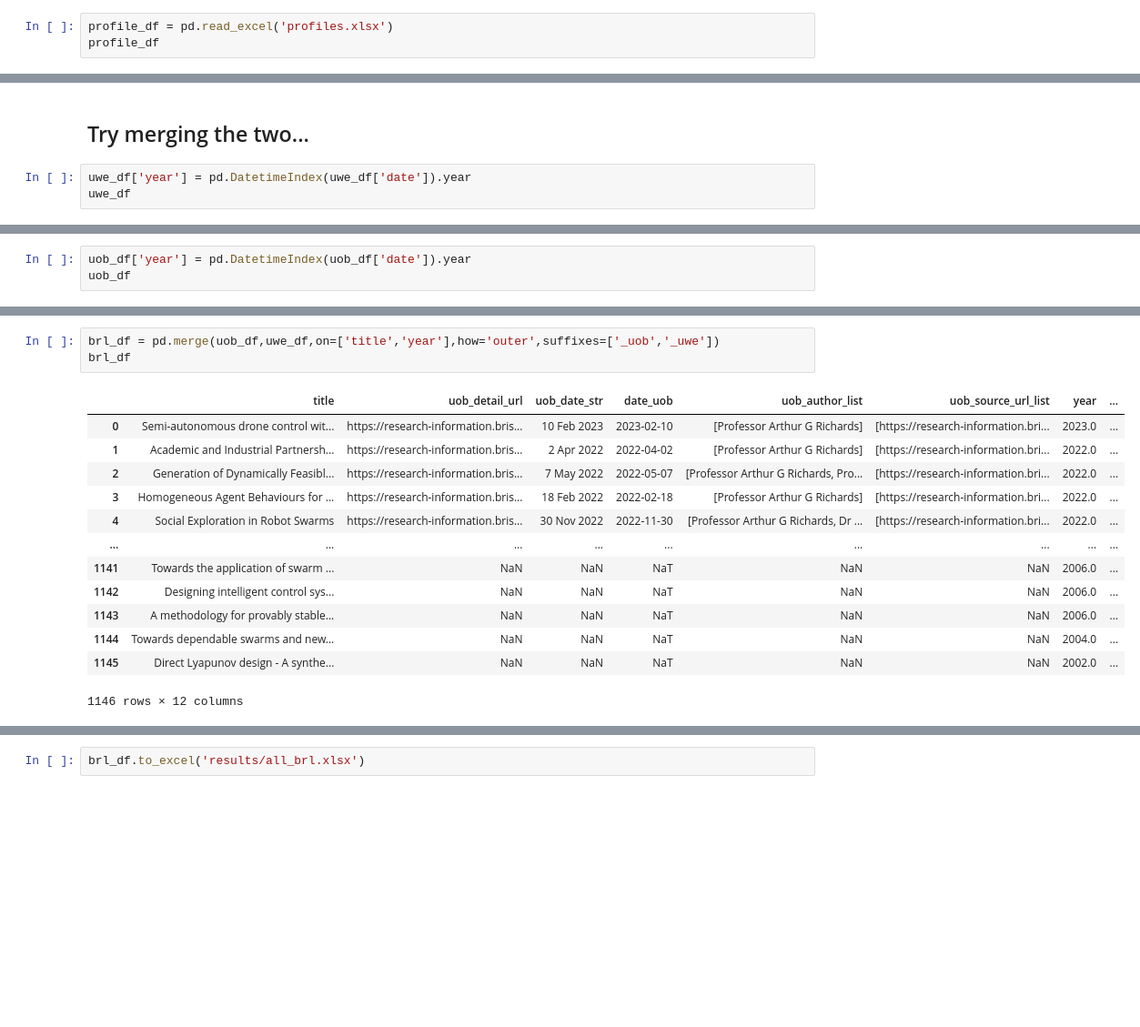
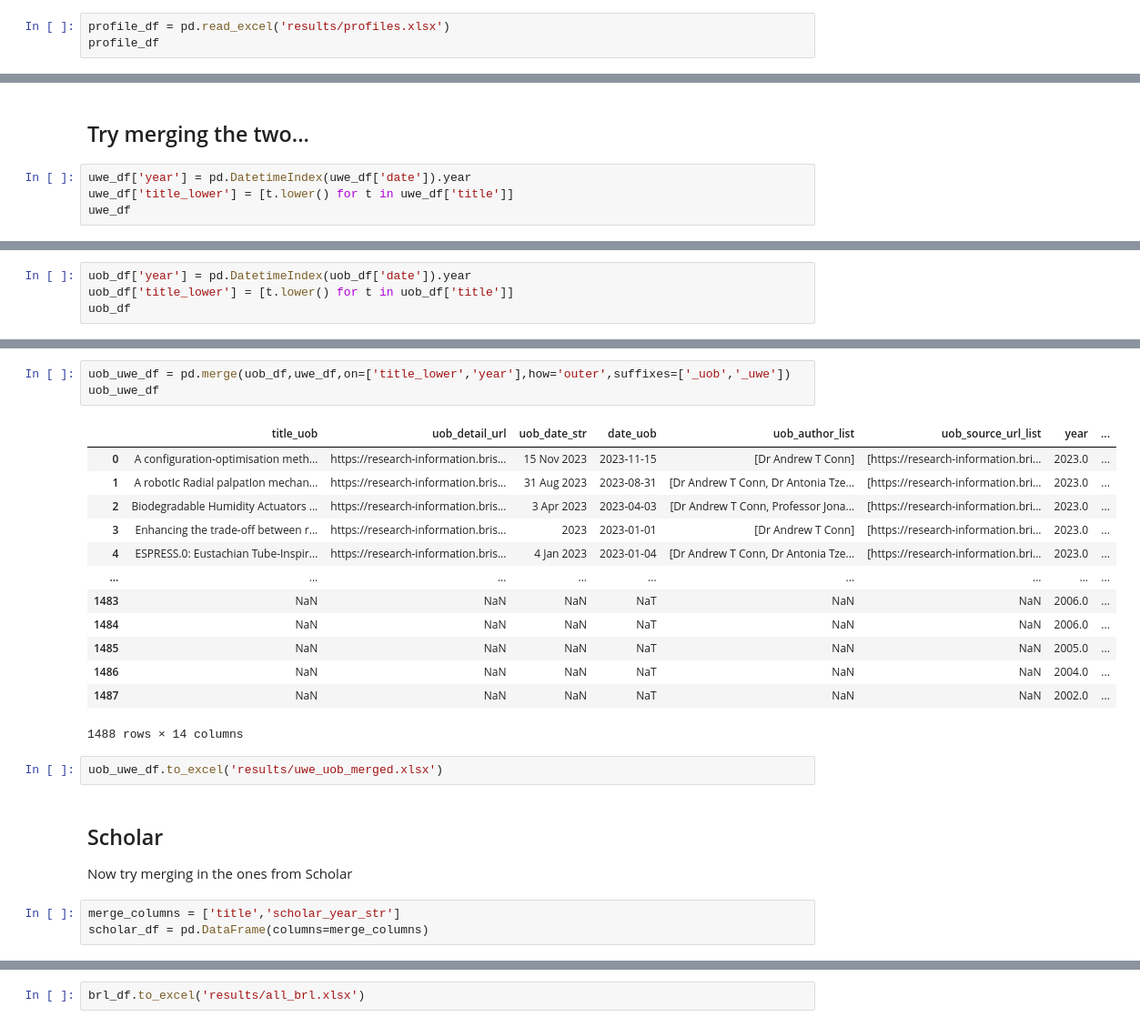
Before and after one commit to arthurrichards77/publication_scraping, a Jupyter notebook: merge_database.ipynb, the cells around one changed output, grey strips where cells are left out. Shown at 91% size. Drawn from its saved outputs; the diff is of its cells as text; blank space fills up the shorter version.

```diff
--- a/merge_database.ipynb
+++ b/merge_database.ipynb
@@ -1,6 +5,6 @@
 # %%
 import pandas as pd
 # %%
-profile_df = pd.read_excel('profiles.xlsx')
+profile_df = pd.read_excel('results/profiles.xlsx')
 profile_df
 # %% [output]
@@ -158,5 +174,6 @@ uwe_df.to_excel('results/all_uwe.xlsx')
 ## Try merging the two...
 # %%
 uwe_df['year'] = pd.DatetimeIndex(uwe_df['date']).year
+uwe_df['title_lower'] = [t.lower() for t in uwe_df['title']]
 uwe_df
 # %% [output]
@@ -176,4 +193,5 @@ uwe_df
 # %%
 uob_df['year'] = pd.DatetimeIndex(uob_df['date']).year
+uob_df['title_lower'] = [t.lower() for t in uob_df['title']]
 uob_df
 # %% [output]
@@ -193,17 +211,26 @@ uob_df
 # %%
-brl_df = pd.merge(uob_df,uwe_df,on=['title','year'],how='outer',suffixes=['_uob','_uwe'])
-brl_df
+uob_uwe_df = pd.merge(uob_df,uwe_df,on=['title_lower','year'],how='outer',suffixes=['_uob','_uwe'])
+uob_uwe_df
 # %% [output]
-|  | title | uob_detail_url | uob_date_str | date_uob | uob_author_list | uob_source_url_list | year | ... |
-| 0 | Semi-autonomous drone control wit... | https://research-information.bris... | 10 Feb 2023 | 2023-02-10 | [Professor Arthur G Richards] | [https://research-information.bri... | 2023.0 | ... |
-| 1 | Academic and Industrial Partnersh... | https://research-information.bris... | 2 Apr 2022 | 2022-04-02 | [Professor Arthur G Richards] | [https://research-information.bri... | 2022.0 | ... |
-| 2 | Generation of Dynamically Feasibl... | https://research-information.bris... | 7 May 2022 | 2022-05-07 | [Professor Arthur G Richards, Pro... | [https://research-information.bri... | 2022.0 | ... |
-| 3 | Homogeneous Agent Behaviours for ... | https://research-information.bris... | 18 Feb 2022 | 2022-02-18 | [Professor Arthur G Richards] | [https://research-information.bri... | 2022.0 | ... |
-| 4 | Social Exploration in Robot Swarms | https://research-information.bris... | 30 Nov 2022 | 2022-11-30 | [Professor Arthur G Richards, Dr ... | [https://research-information.bri... | 2022.0 | ... |
+|  | title_uob | uob_detail_url | uob_date_str | date_uob | uob_author_list | uob_source_url_list | year | ... |
+| 0 | A configuration-optimisation meth... | https://research-information.bris... | 15 Nov 2023 | 2023-11-15 | [Dr Andrew T Conn] | [https://research-information.bri... | 2023.0 | ... |
+| 1 | A robotIc Radial palpatIon mechan... | https://research-information.bris... | 31 Aug 2023 | 2023-08-31 | [Dr Andrew T Conn, Dr Antonia Tze... | [https://research-information.bri... | 2023.0 | ... |
+| 2 | Biodegradable Humidity Actuators ... | https://research-information.bris... | 3 Apr 2023 | 2023-04-03 | [Dr Andrew T Conn, Professor Jona... | [https://research-information.bri... | 2023.0 | ... |
+| 3 | Enhancing the trade-off between r... | https://research-information.bris... | 2023 | 2023-01-01 | [Dr Andrew T Conn] | [https://research-information.bri... | 2023.0 | ... |
+| 4 | ESPRESS.0: Eustachian Tube-Inspir... | https://research-information.bris... | 4 Jan 2023 | 2023-01-04 | [Dr Andrew T Conn, Dr Antonia Tze... | [https://research-information.bri... | 2023.0 | ... |
 | ... | ... | ... | ... | ... | ... | ... | ... | ... |
-| 1141 | Towards the application of swarm ... | NaN | NaN | NaT | NaN | NaN | 2006.0 | ... |
-| 1142 | Designing intelligent control sys... | NaN | NaN | NaT | NaN | NaN | 2006.0 | ... |
-| 1143 | A methodology for provably stable... | NaN | NaN | NaT | NaN | NaN | 2006.0 | ... |
-| 1144 | Towards dependable swarms and new... | NaN | NaN | NaT | NaN | NaN | 2004.0 | ... |
-| 1145 | Direct Lyapunov design - A synthe... | NaN | NaN | NaT | NaN | NaN | 2002.0 | ... |
+| 1483 | NaN | NaN | NaN | NaT | NaN | NaN | 2006.0 | ... |
+| 1484 | NaN | NaN | NaN | NaT | NaN | NaN | 2006.0 | ... |
+| 1485 | NaN | NaN | NaN | NaT | NaN | NaN | 2005.0 | ... |
+| 1486 | NaN | NaN | NaN | NaT | NaN | NaN | 2004.0 | ... |
+| 1487 | NaN | NaN | NaN | NaT | NaN | NaN | 2002.0 | ... |
-1146 rows × 12 columns
+1488 rows × 14 columns
+# %%
+uob_uwe_df.to_excel('results/uwe_uob_merged.xlsx')
+# %% [markdown]
+## Scholar
+
+Now try merging in the ones from Scholar
+# %%
+merge_columns = ['title','scholar_year_str']
+scholar_df = pd.DataFrame(columns=merge_columns)
```
Also changed, not shown: parts of 18 cells of this notebook, 5 other files.
